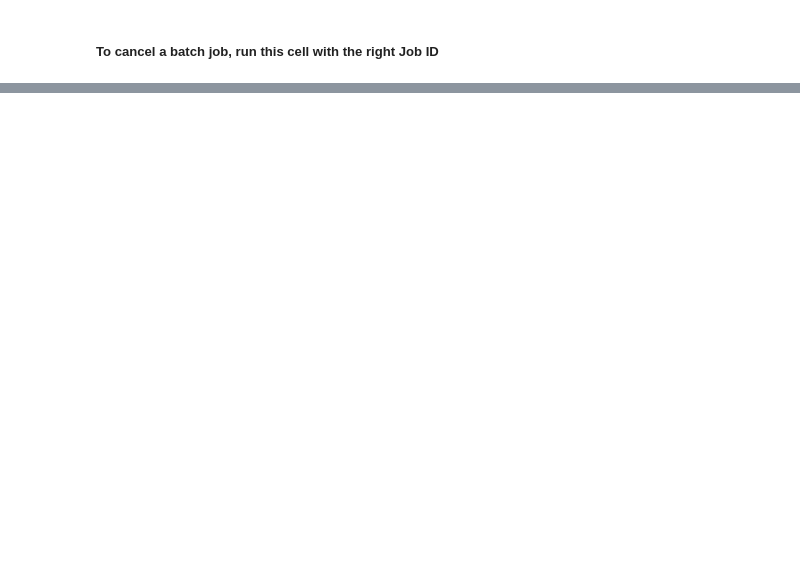
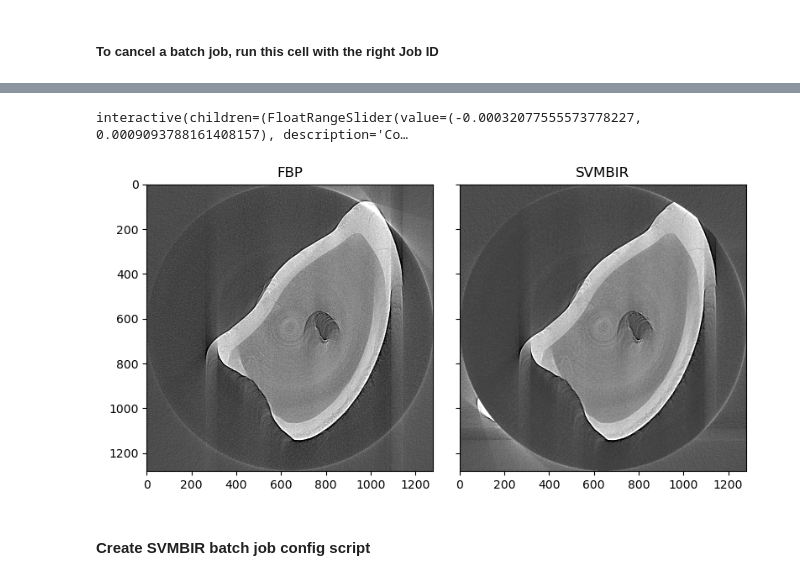
Before and after one commit to als-computing/microct, a Jupyter notebook: ALS_recon.ipynb, the cells around one changed output, grey strips where cells are left out. Drawn from its saved outputs; the diff is of its cells as text; code cells hidden in the pictures; blank space fills up the shorter version.

```diff
--- a/ALS_recon.ipynb
+++ b/ALS_recon.ipynb
@@ -403,3 +477,8 @@ print('This took:')
 # %%
-img, axs, clim_slider = als.plot_recon_comparison(preprocess_recon, svmbir_recon, titles=['FBP','SVMBIR'], fignum=5, figsize=4)
+img, axs, clim_slider = als.plot_recon_comparison(astra_recon, svmbir_recon, titles=['FBP','SVMBIR'], fignum=5, figsize=4)
 display(clim_slider)
+# %% [output]
+interactive(children=(FloatRangeSlider(value=(-0.00032077555573778227, 0.0009093788161408157), description='Co…
+[figure, added]
+# %% [markdown]
+#### Create SVMBIR batch job config script
```
Also changed, not shown: parts of 17 cells of this notebook, 5 other files.
